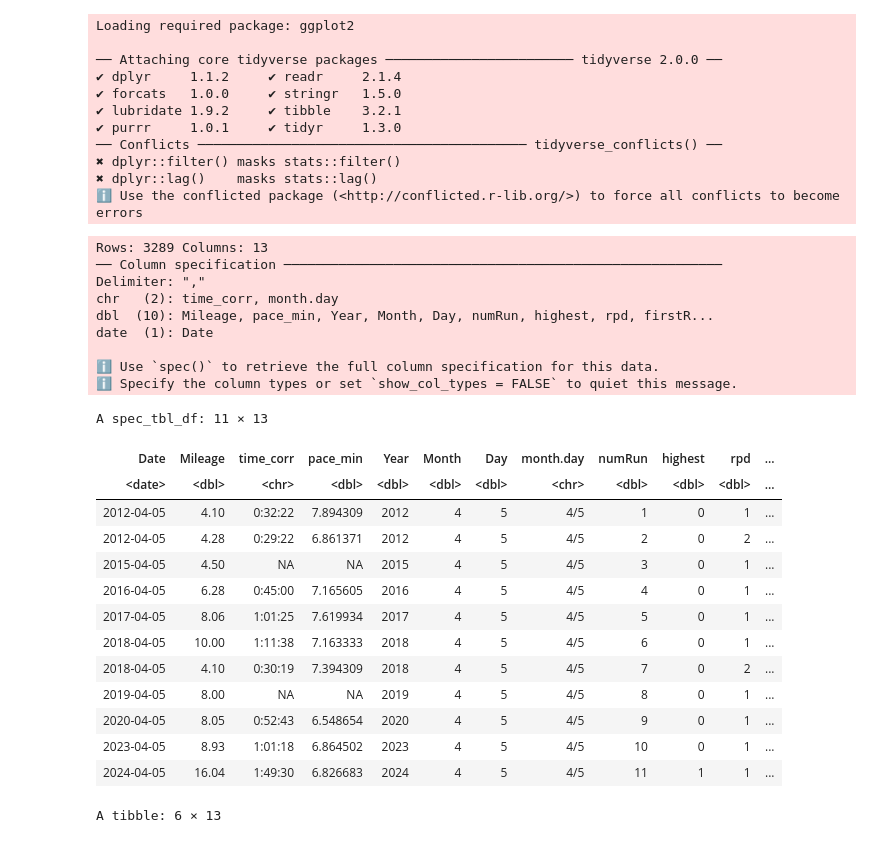
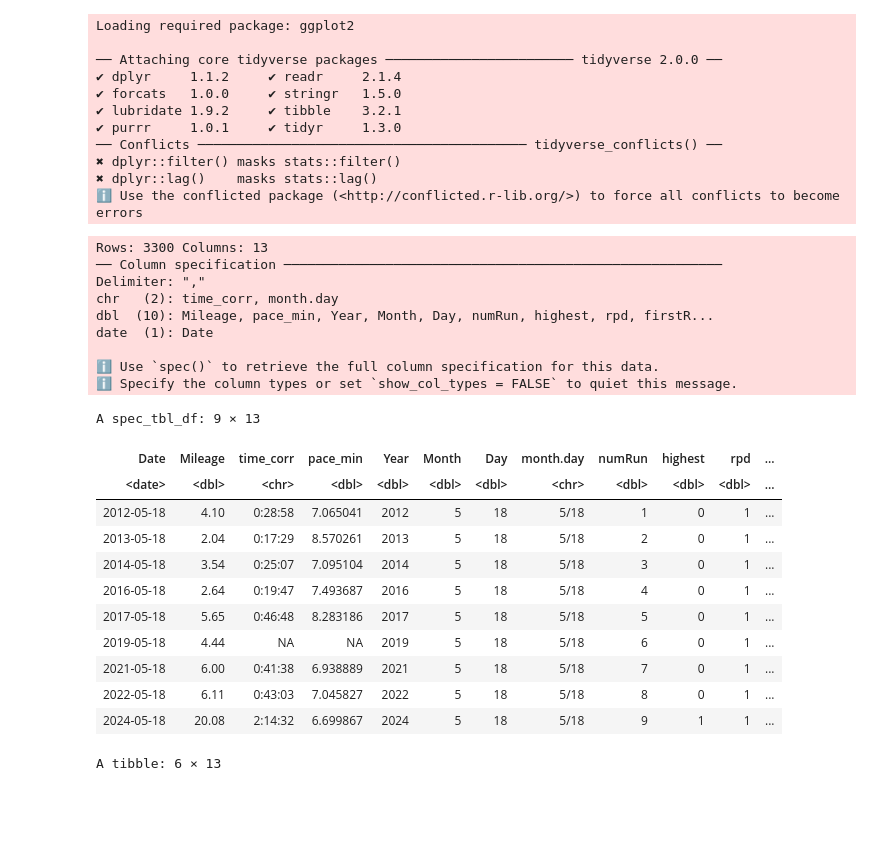
Before and after one commit to adolwick/biof309project, a Jupyter notebook: runs_per_date.ipynb, the cells around one changed output. Cells and saved outputs as stored; diff of their text form; code cells hidden in the pictures; blank space fills up the shorter version.

```diff
--- a/runs_per_date.ipynb
+++ b/runs_per_date.ipynb
@@ -18,31 +18,29 @@ Loading required package: ggplot2
 # %%
 df = read_csv("rpd.csv")
 #head(df)
-df %>% filter(month.day=="4/5")
+df %>% filter(month.day=="5/18")
 # %% [output]
-Rows: 3289 Columns: 13
+Rows: 3300 Columns: 13
 ── Column specification ────────────────────────────────────────────────────────
 Delimiter: ","
 chr   (2): time_corr, month.day
 dbl  (10): Mileage, pace_min, Year, Month, Day, numRun, highest, rpd, firstR...
 date  (1): Date
 
 ℹ Use `spec()` to retrieve the full column specification for this data.
 ℹ Specify the column types or set `show_col_types = FALSE` to quiet this message.
-A spec_tbl_df: 11 × 13
+A spec_tbl_df: 9 × 13
 | Date | Mileage | time_corr | pace_min | Year | Month | Day | month.day | numRun | highest | rpd | ... |
 | <date> | <dbl> | <chr> | <dbl> | <dbl> | <dbl> | <dbl> | <chr> | <dbl> | <dbl> | <dbl> | ... |
-| 2012-04-05 | 4.10 | 0:32:22 | 7.894309 | 2012 | 4 | 5 | 4/5 | 1 | 0 | 1 | ... |
-| 2012-04-05 | 4.28 | 0:29:22 | 6.861371 | 2012 | 4 | 5 | 4/5 | 2 | 0 | 2 | ... |
-| 2015-04-05 | 4.50 | NA | NA | 2015 | 4 | 5 | 4/5 | 3 | 0 | 1 | ... |
-| 2016-04-05 | 6.28 | 0:45:00 | 7.165605 | 2016 | 4 | 5 | 4/5 | 4 | 0 | 1 | ... |
-| 2017-04-05 | 8.06 | 1:01:25 | 7.619934 | 2017 | 4 | 5 | 4/5 | 5 | 0 | 1 | ... |
-| 2018-04-05 | 10.00 | 1:11:38 | 7.163333 | 2018 | 4 | 5 | 4/5 | 6 | 0 | 1 | ... |
-| 2018-04-05 | 4.10 | 0:30:19 | 7.394309 | 2018 | 4 | 5 | 4/5 | 7 | 0 | 2 | ... |
-| 2019-04-05 | 8.00 | NA | NA | 2019 | 4 | 5 | 4/5 | 8 | 0 | 1 | ... |
-| 2020-04-05 | 8.05 | 0:52:43 | 6.548654 | 2020 | 4 | 5 | 4/5 | 9 | 0 | 1 | ... |
-| 2023-04-05 | 8.93 | 1:01:18 | 6.864502 | 2023 | 4 | 5 | 4/5 | 10 | 0 | 1 | ... |
-| 2024-04-05 | 16.04 | 1:49:30 | 6.826683 | 2024 | 4 | 5 | 4/5 | 11 | 1 | 1 | ... |
+| 2012-05-18 | 4.10 | 0:28:58 | 7.065041 | 2012 | 5 | 18 | 5/18 | 1 | 0 | 1 | ... |
+| 2013-05-18 | 2.04 | 0:17:29 | 8.570261 | 2013 | 5 | 18 | 5/18 | 2 | 0 | 1 | ... |
+| 2014-05-18 | 3.54 | 0:25:07 | 7.095104 | 2014 | 5 | 18 | 5/18 | 3 | 0 | 1 | ... |
+| 2016-05-18 | 2.64 | 0:19:47 | 7.493687 | 2016 | 5 | 18 | 5/18 | 4 | 0 | 1 | ... |
+| 2017-05-18 | 5.65 | 0:46:48 | 8.283186 | 2017 | 5 | 18 | 5/18 | 5 | 0 | 1 | ... |
+| 2019-05-18 | 4.44 | NA | NA | 2019 | 5 | 18 | 5/18 | 6 | 0 | 1 | ... |
+| 2021-05-18 | 6.00 | 0:41:38 | 6.938889 | 2021 | 5 | 18 | 5/18 | 7 | 0 | 1 | ... |
+| 2022-05-18 | 6.11 | 0:43:03 | 7.045827 | 2022 | 5 | 18 | 5/18 | 8 | 0 | 1 | ... |
+| 2024-05-18 | 20.08 | 2:14:32 | 6.699867 | 2024 | 5 | 18 | 5/18 | 9 | 1 | 1 | ... |
 # %%
 dfh = df %>%
     filter(highest==1)
```
Also changed, not shown: parts of 23 cells of this notebook, 9 other files.
